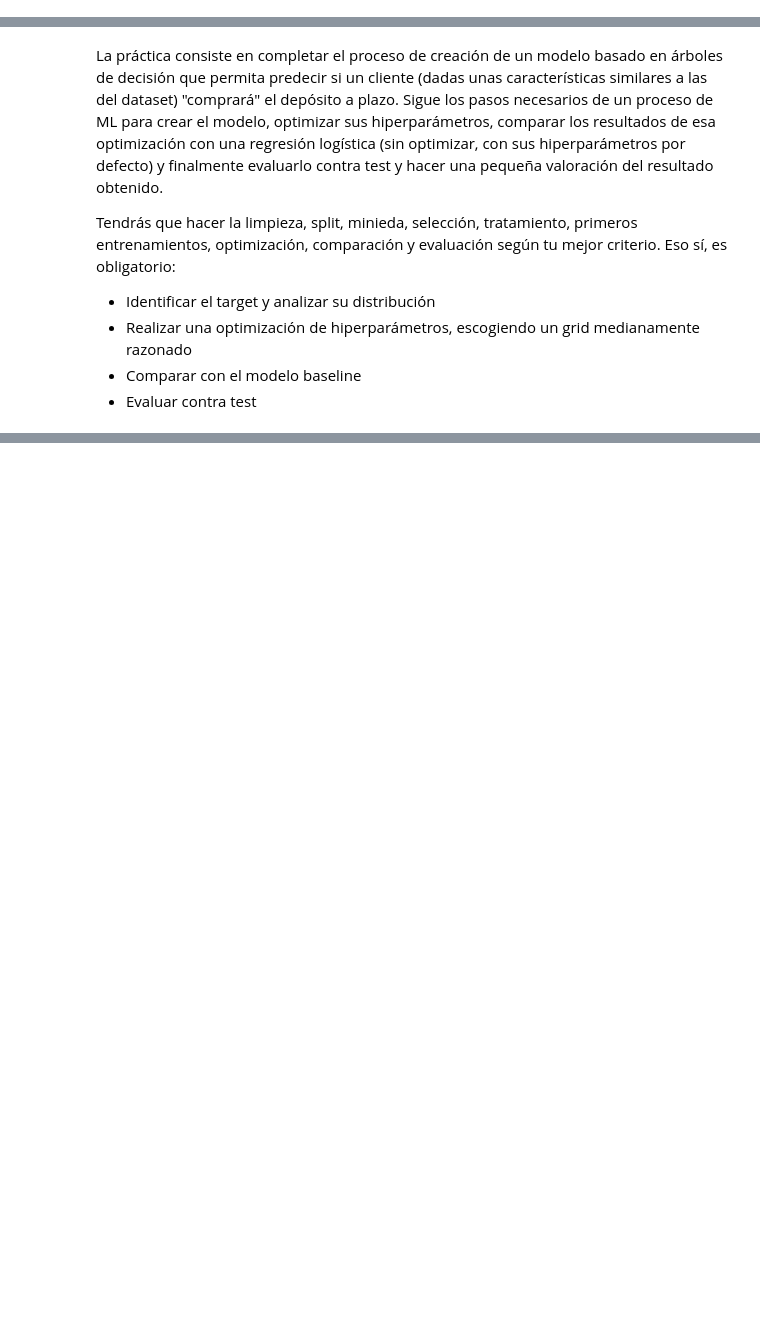
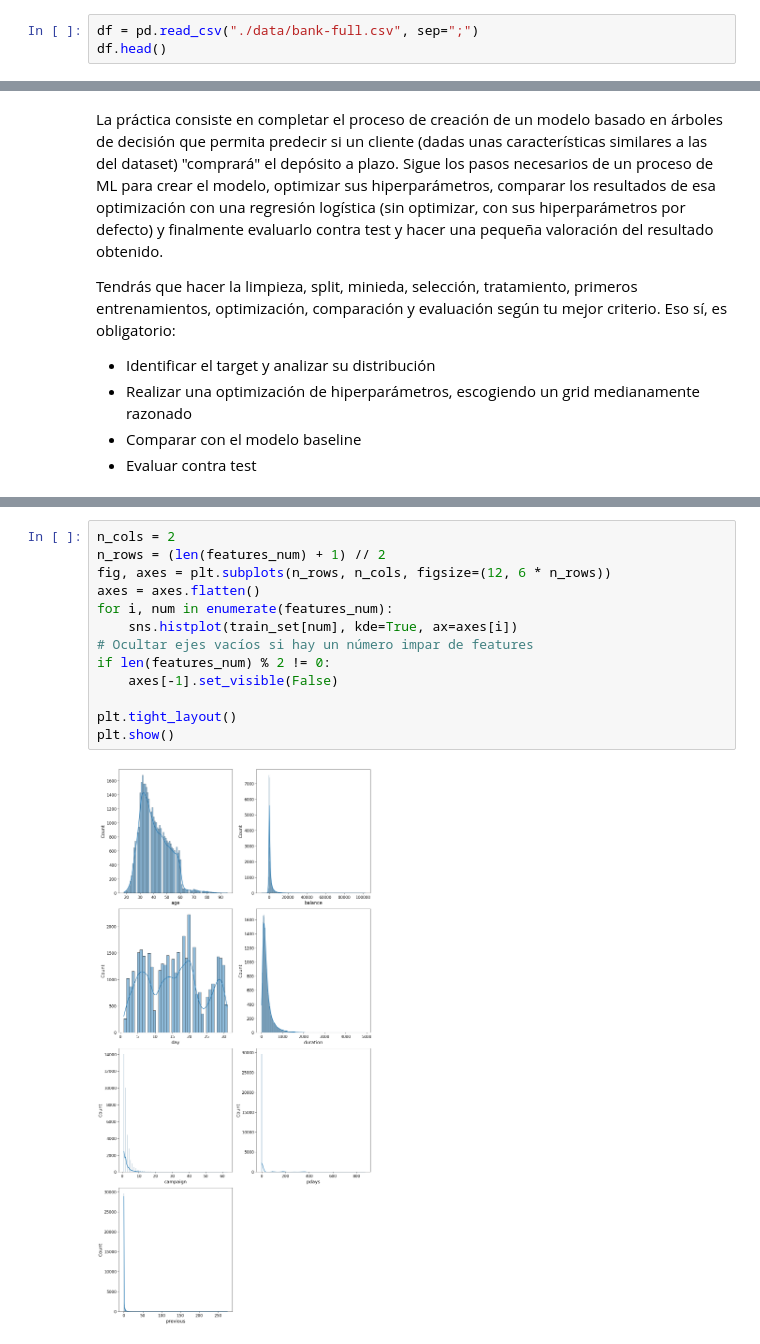
Before and after one commit to arratealduzin/Repo-ejercicos, a Jupyter notebook: 04_Machine_Learning/Sprint_11/Unidad_01_ML_Supervisado_Arboles_de_Decision/03_Practica_Obligatoria/18_Practica_Obligatoria_Arboles_de_Decision.ipynb, the cells around one changed output, grey strips where cells are left out. Saved outputs shown, nothing was run; the diff lists cells and outputs as text; blank space fills up the shorter version.

```diff
--- a/04_Machine_Learning/Sprint_11/Unidad_01_ML_Supervisado_Arboles_de_Decision/03_Practica_Obligatoria/18_Practica_Obligatoria_Arboles_de_Decision.ipynb
+++ b/04_Machine_Learning/Sprint_11/Unidad_01_ML_Supervisado_Arboles_de_Decision/03_Practica_Obligatoria/18_Practica_Obligatoria_Arboles_de_Decision.ipynb
@@ -15,3 +29,6 @@ Importa los paquetes y módulos que necesites a lo largo del notebook.
 ### Descripción
 
 En el directorio data encontrarás un dataset que contiene datos relacionados con campañas de marketing directo de una institución bancaria portuguesa (es el dataset "Bank Marketing" de la UCI Machine Learning Repository). Los datos se recopilaron de campañas de marketing telefónico, donde el objetivo principal era predecir si el cliente se suscribiría a un depósito a plazo.
+# %%
+df = pd.read_csv("./data/bank-full.csv", sep=";")
+df.head()
@@ -51,0 +225,15 @@ AYUDA: La dirección del banco nos proporciona estas notas (en inglés):
+# %%
+n_cols = 2
+n_rows = (len(features_num) + 1) // 2
+fig, axes = plt.subplots(n_rows, n_cols, figsize=(12, 6 * n_rows))
+axes = axes.flatten()
+for i, num in enumerate(features_num):
+    sns.histplot(train_set[num], kde=True, ax=axes[i])
+# Ocultar ejes vacíos si hay un número impar de features
+if len(features_num) % 2 != 0:
+    axes[-1].set_visible(False)
+
+plt.tight_layout()
+plt.show()
+# %% [output]
+[figure, added]
```
Also changed, not shown: parts of 47 cells of this notebook, 2 other files.
